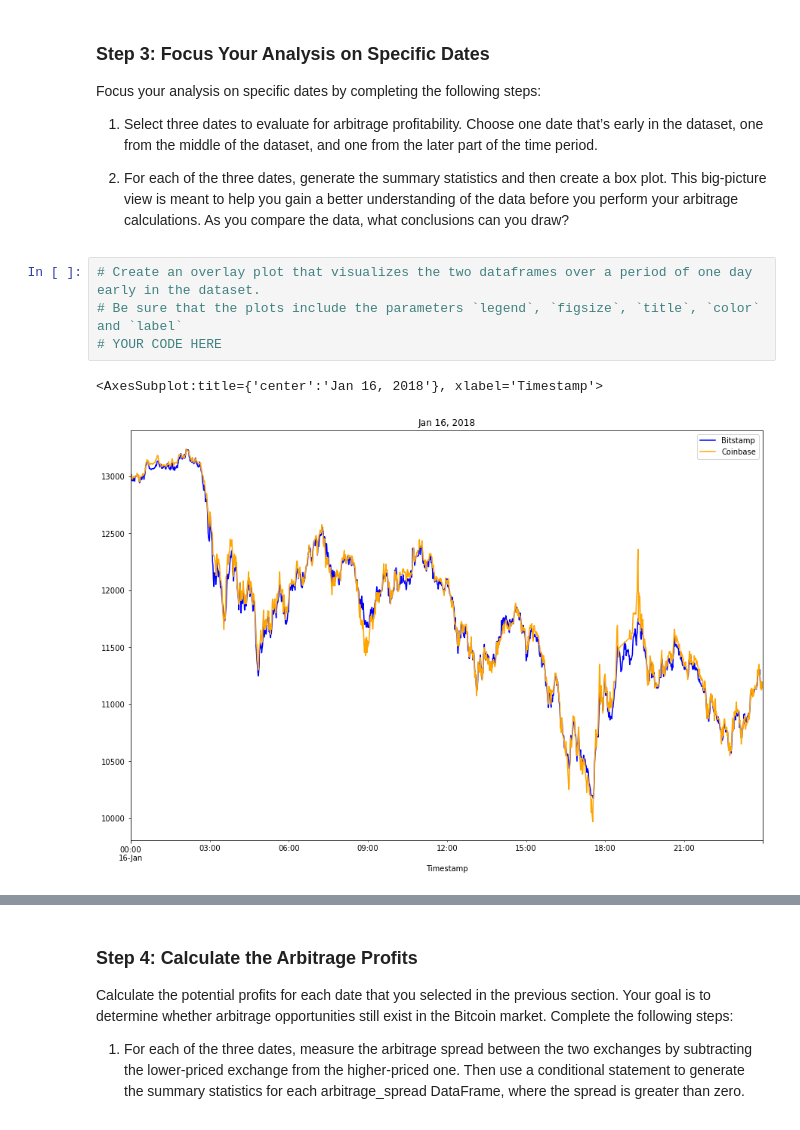
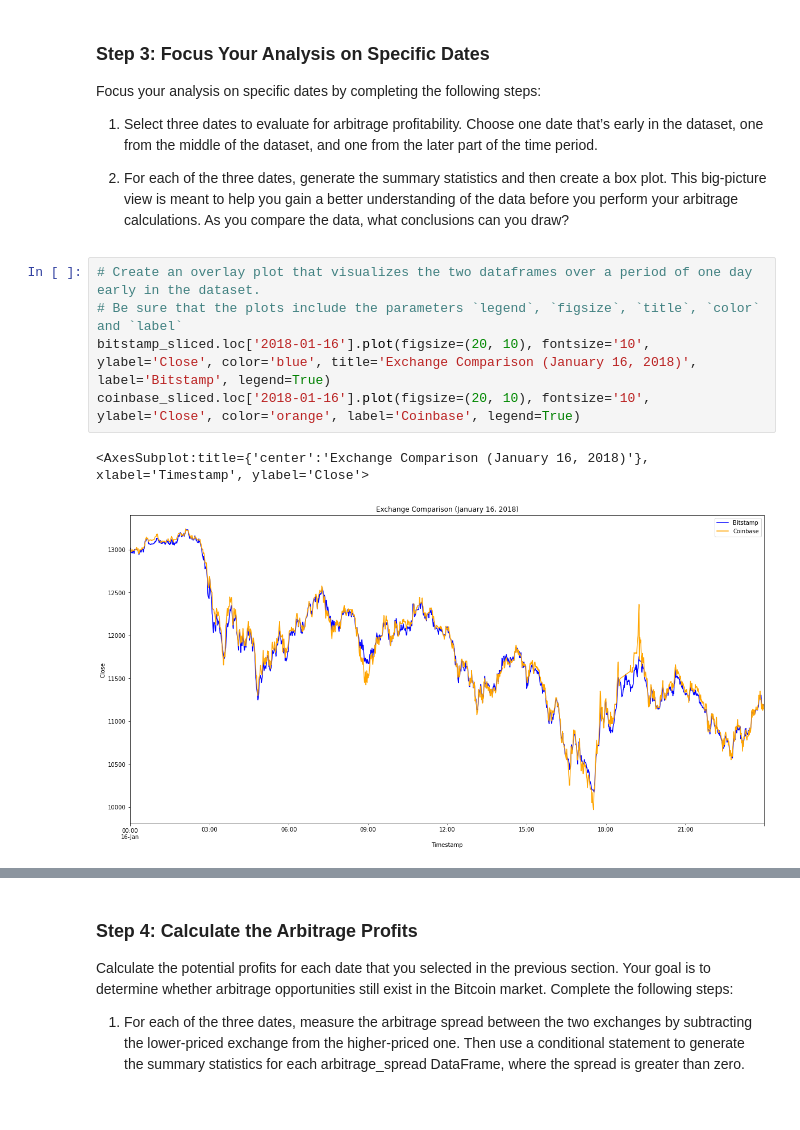
Before and after one commit to jpweldon/Module_3_Challenge, a Jupyter notebook: crypto_arbitrage.ipynb, the cells around one changed output, grey strips where cells are left out. Drawn from its saved outputs; the diff is of its cells as text.

```diff
--- a/crypto_arbitrage.ipynb
+++ b/crypto_arbitrage.ipynb
@@ -284,10 +287,11 @@ Focus your analysis on specific dates by completing the following steps:
 # %%
 # Create an overlay plot that visualizes the two dataframes over a period of one day early in the dataset.
 # Be sure that the plots include the parameters `legend`, `figsize`, `title`, `color` and `label`
-# YOUR CODE HERE
+bitstamp_sliced.loc['2018-01-16'].plot(figsize=(20, 10), fontsize='10', ylabel='Close', color='blue', title='Exchange Comparison (January 16, 2018)', label='Bitstamp', legend=True)
+coinbase_sliced.loc['2018-01-16'].plot(figsize=(20, 10), fontsize='10', ylabel='Close', color='orange', label='Coinbase', legend=True)
 # %% [output]
-<AxesSubplot:title={'center':'Jan 16, 2018'}, xlabel='Timestamp'>
+<AxesSubplot:title={'center':'Exchange Comparison (January 16, 2018)'}, xlabel='Timestamp', ylabel='Close'>
-[figure, old version]
+[figure, new version]
 # %%
 # Using the early date that you have selected, calculate the arbitrage spread
 # by subtracting the bitstamp lower closing prices from the coinbase higher closing prices
```
Also changed, not shown: parts of 15 cells of this notebook, 1 other file.
